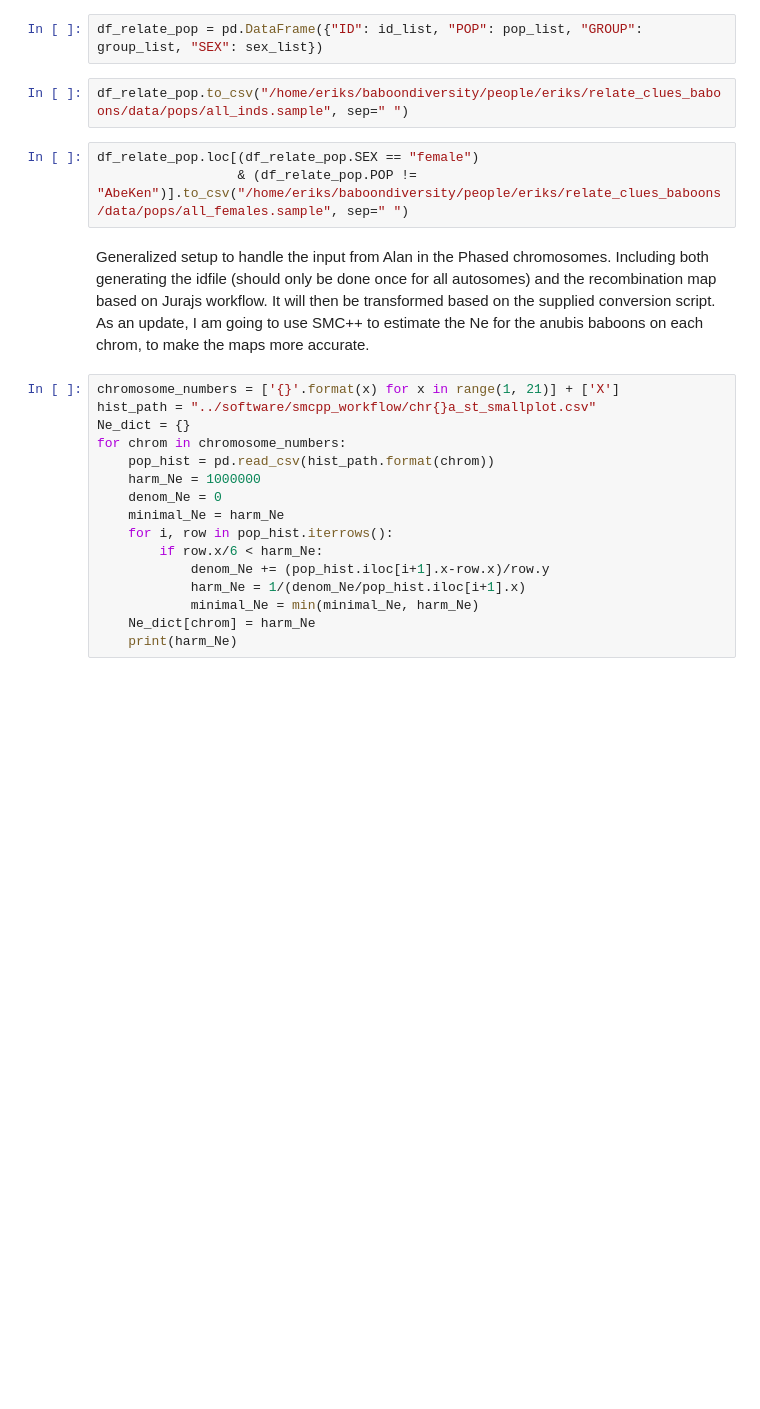
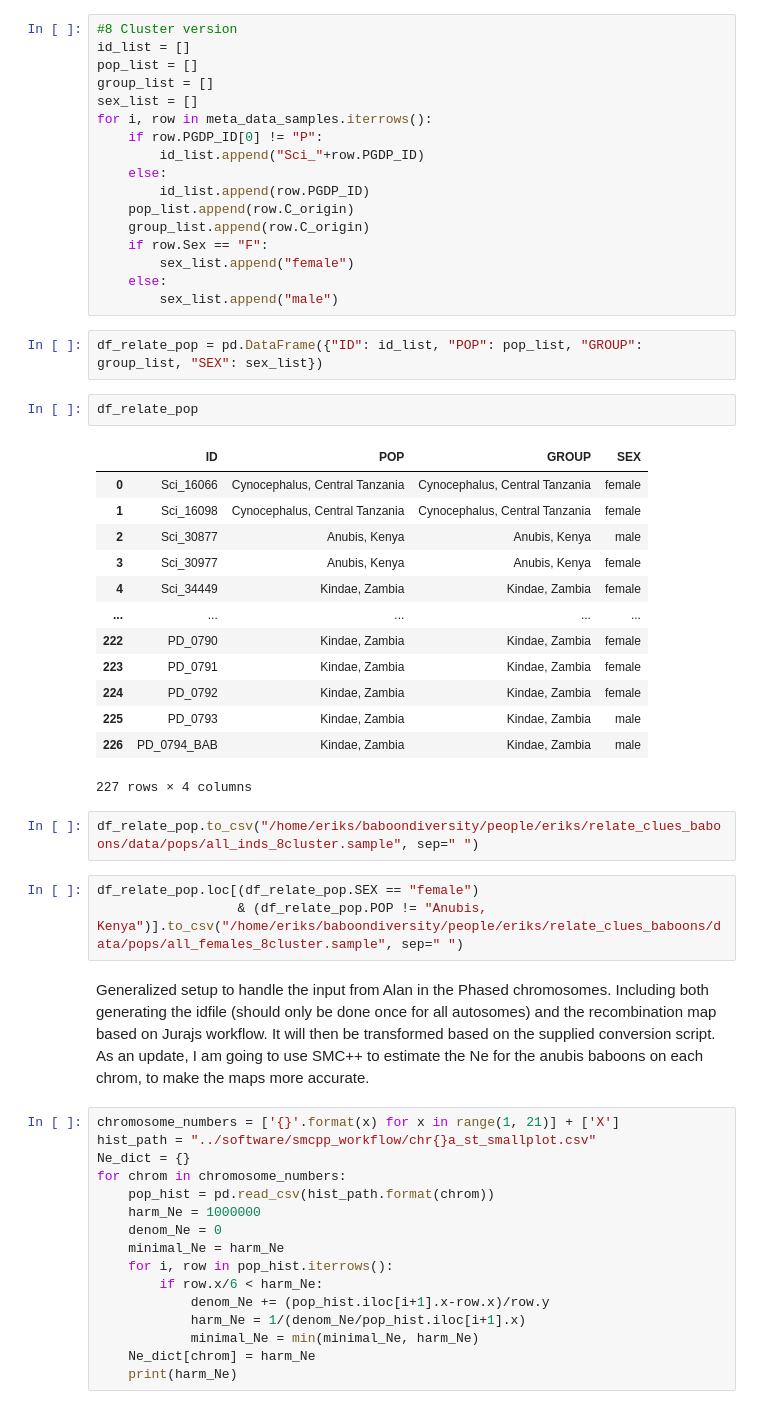
Before and after one commit to erikfogh/baboon_analysis, a Jupyter notebook: notebooks/paint01_preparing_input.ipynb, the cells around one changed output. Saved outputs shown, nothing was run; the diff lists cells and outputs as text; blank space fills up the shorter version.

```diff
--- a/notebooks/paint01_preparing_input.ipynb
+++ b/notebooks/paint01_preparing_input.ipynb
@@ -189,13 +190,46 @@ for i, row in meta_data_samples.iterrows():
         sex_list.append("female")
     else:
         sex_list.append("male")
+# %%
+#8 Cluster version
+id_list = []
+pop_list = []
+group_list = []
+sex_list = []
+for i, row in meta_data_samples.iterrows():
+    if row.PGDP_ID[0] != "P":
+        id_list.append("Sci_"+row.PGDP_ID)
+    else:
+        id_list.append(row.PGDP_ID)
+    pop_list.append(row.C_origin)
+    group_list.append(row.C_origin)
+    if row.Sex == "F":
+        sex_list.append("female")
+    else:
+        sex_list.append("male")
 # %%
 df_relate_pop = pd.DataFrame({"ID": id_list, "POP": pop_list, "GROUP": group_list, "SEX": sex_list})
+# %%
+df_relate_pop
+# %% [output]
+|  | ID | POP | GROUP | SEX |
+| 0 | Sci_16066 | Cynocephalus, Central Tanzania | Cynocephalus, Central Tanzania | female |
+| 1 | Sci_16098 | Cynocephalus, Central Tanzania | Cynocephalus, Central Tanzania | female |
+| 2 | Sci_30877 | Anubis, Kenya | Anubis, Kenya | male |
+| 3 | Sci_30977 | Anubis, Kenya | Anubis, Kenya | female |
+| 4 | Sci_34449 | Kindae, Zambia | Kindae, Zambia | female |
+| ... | ... | ... | ... | ... |
+| 222 | PD_0790 | Kindae, Zambia | Kindae, Zambia | female |
+| 223 | PD_0791 | Kindae, Zambia | Kindae, Zambia | female |
+| 224 | PD_0792 | Kindae, Zambia | Kindae, Zambia | female |
+| 225 | PD_0793 | Kindae, Zambia | Kindae, Zambia | male |
+| 226 | PD_0794_BAB | Kindae, Zambia | Kindae, Zambia | male |
+227 rows × 4 columns
 # %%
-df_relate_pop.to_csv("/home/eriks/baboondiversity/people/eriks/relate_clues_baboons/data/pops/all_inds.sample", sep=" ")
+df_relate_pop.to_csv("/home/eriks/baboondiversity/people/eriks/relate_clues_baboons/data/pops/all_inds_8cluster.sample", sep=" ")
 # %%
 df_relate_pop.loc[(df_relate_pop.SEX == "female")
-                  & (df_relate_pop.POP != "AbeKen")].to_csv("/home/eriks/baboondiversity/people/eriks/relate_clues_baboons/data/pops/all_females.sample", sep=" ")
+                  & (df_relate_pop.POP != "Anubis, Kenya")].to_csv("/home/eriks/baboondiversity/people/eriks/relate_clues_baboons/data/pops/all_females_8cluster.sample", sep=" ")
 # %% [markdown]
 Generalized setup to handle the input from Alan in the Phased chromosomes.
 Including both generating the idfile (should only be done once for all autosomes) and the recombination map based on Jurajs workflow. It will then be transformed based on the supplied conversion script.
```
Also changed, not shown: parts of 1 cell of this notebook, 5 other files.
